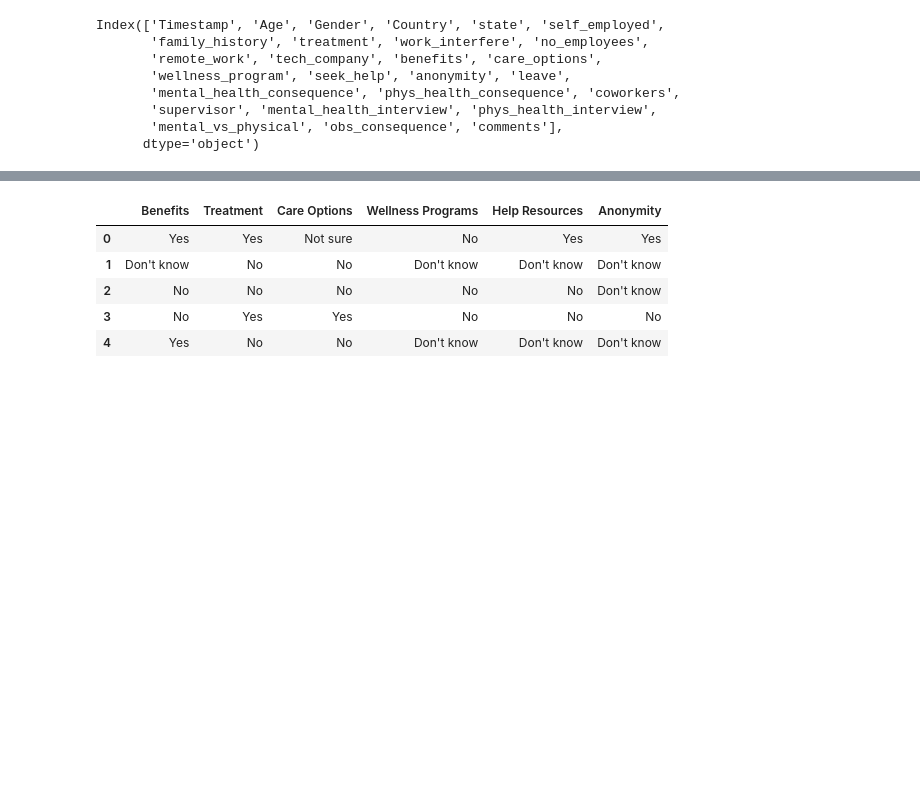
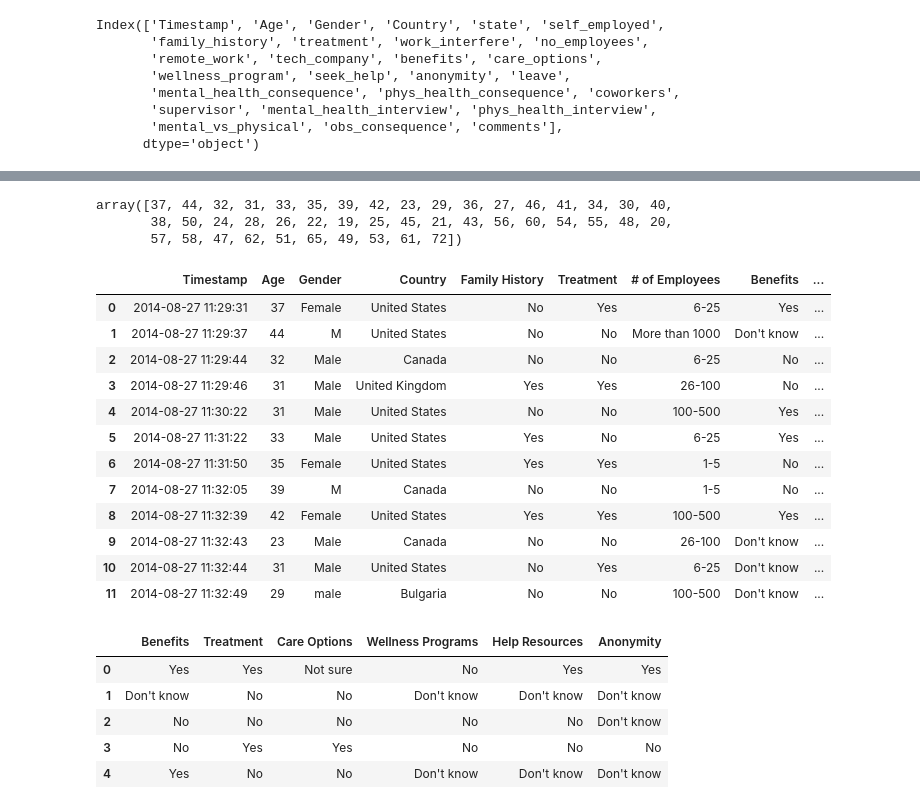
Before and after one commit to stephanieesamperio/Project3, a Jupyter notebook: mentalhealth.ipynb, the cells around one changed output, grey strips where cells are left out. Cells and saved outputs as stored; diff of their text form; code cells hidden in the pictures; blank space fills up the shorter version.

```diff
--- a/mentalhealth.ipynb
+++ b/mentalhealth.ipynb
@@ -7,7 +8,7 @@ pd.set_option('max_colwidth', 400)
 # %%
 # read data into dataframe
 
-wp_mentalhealth_df = pd.read_csv('Project 3 - ETL/resources/survey.csv')
+wp_mentalhealth_df = pd.read_csv('Project3/resources/survey.csv')
 
 wp_mentalhealth_df.head()
 # %% [output]
@@ -83,3 +134,34 @@ new_wp_mentalhealth_df.head()
+# %%
+#cleaning age column
+
+new_wp_mentalhealth_df = new_wp_mentalhealth_df[wp_mentalhealth_df.Age > 18]
+new_wp_mentalhealth_df = new_wp_mentalhealth_df[new_wp_mentalhealth_df.Age < 100]
+
+new_wp_mentalhealth_df['Age'].unique()
+# %% [output]
+array([37, 44, 32, 31, 33, 35, 39, 42, 23, 29, 36, 27, 46, 41, 34, 30, 40,
+       38, 50, 24, 28, 26, 22, 19, 25, 45, 21, 43, 56, 60, 54, 55, 48, 20,
+       57, 58, 47, 62, 51, 65, 49, 53, 61, 72])
+# %%
+#saving into new csv
+
+new_wp_mentalhealth_df.to_csv('Project3/resources/workplace mental health.csv')
+
+new_wp_mentalhealth_df.head(12)
+# %% [output]
+|  | Timestamp | Age | Gender | Country | Family History | Treatment | # of Employees | Benefits | ... |
+| 0 | 2014-08-27 11:29:31 | 37 | Female | United States | No | Yes | 6-25 | Yes | ... |
+| 1 | 2014-08-27 11:29:37 | 44 | M | United States | No | No | More than 1000 | Don't know | ... |
+| 2 | 2014-08-27 11:29:44 | 32 | Male | Canada | No | No | 6-25 | No | ... |
+| 3 | 2014-08-27 11:29:46 | 31 | Male | United Kingdom | Yes | Yes | 26-100 | No | ... |
+| 4 | 2014-08-27 11:30:22 | 31 | Male | United States | No | No | 100-500 | Yes | ... |
+| 5 | 2014-08-27 11:31:22 | 33 | Male | United States | Yes | No | 6-25 | Yes | ... |
+| 6 | 2014-08-27 11:31:50 | 35 | Female | United States | Yes | Yes | 1-5 | No | ... |
+| 7 | 2014-08-27 11:32:05 | 39 | M | Canada | No | No | 1-5 | No | ... |
+| 8 | 2014-08-27 11:32:39 | 42 | Female | United States | Yes | Yes | 100-500 | Yes | ... |
+| 9 | 2014-08-27 11:32:43 | 23 | Male | Canada | No | No | 26-100 | Don't know | ... |
+| 10 | 2014-08-27 11:32:44 | 31 | Male | United States | No | Yes | 6-25 | Don't know | ... |
+| 11 | 2014-08-27 11:32:49 | 29 | male | Bulgaria | No | No | 100-500 | Don't know | ... |
 # %%
 #creating new csv for stephanie's research question
 
```
Also changed, not shown: parts of 13 cells of this notebook, 4 other files.
